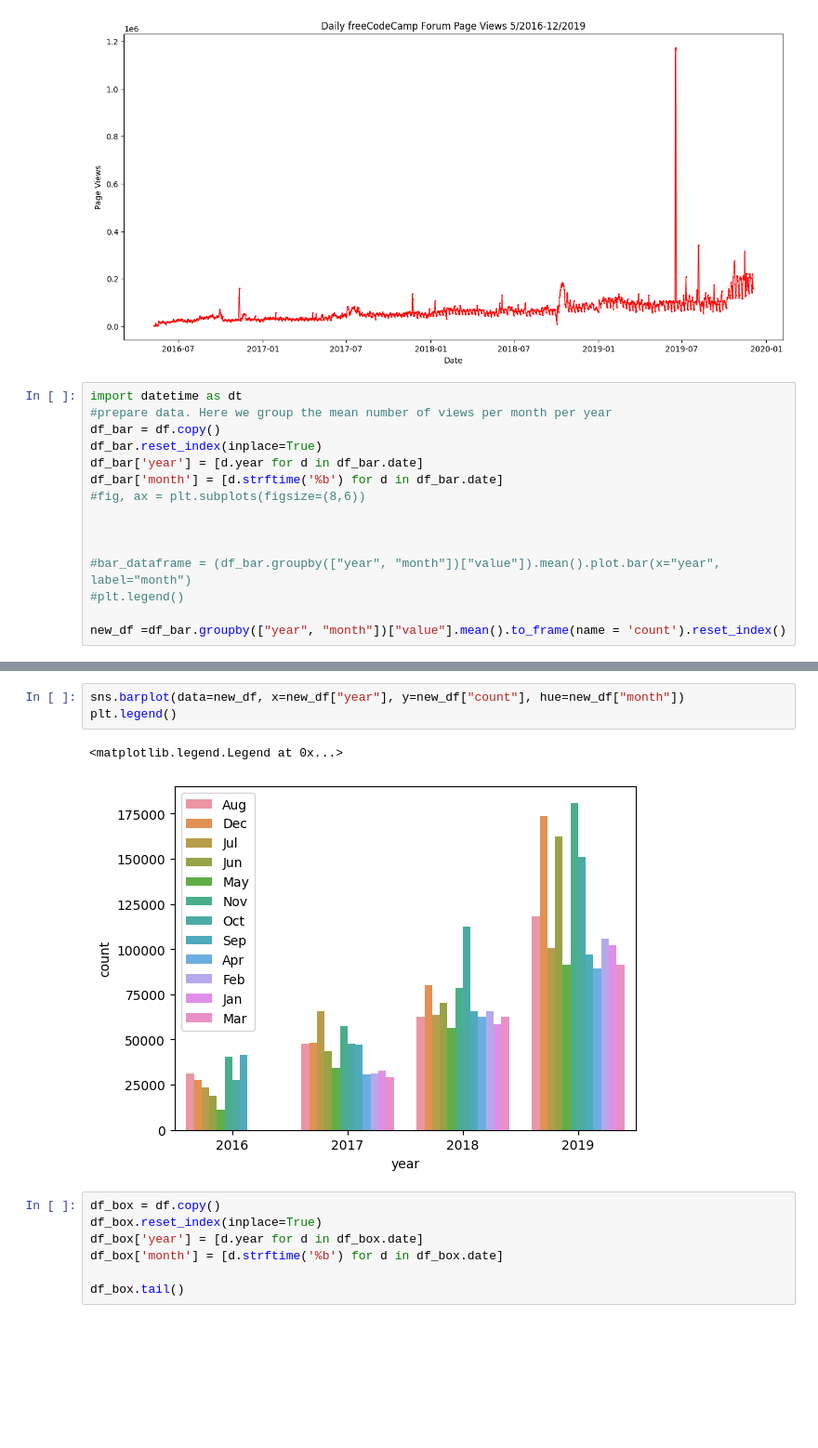
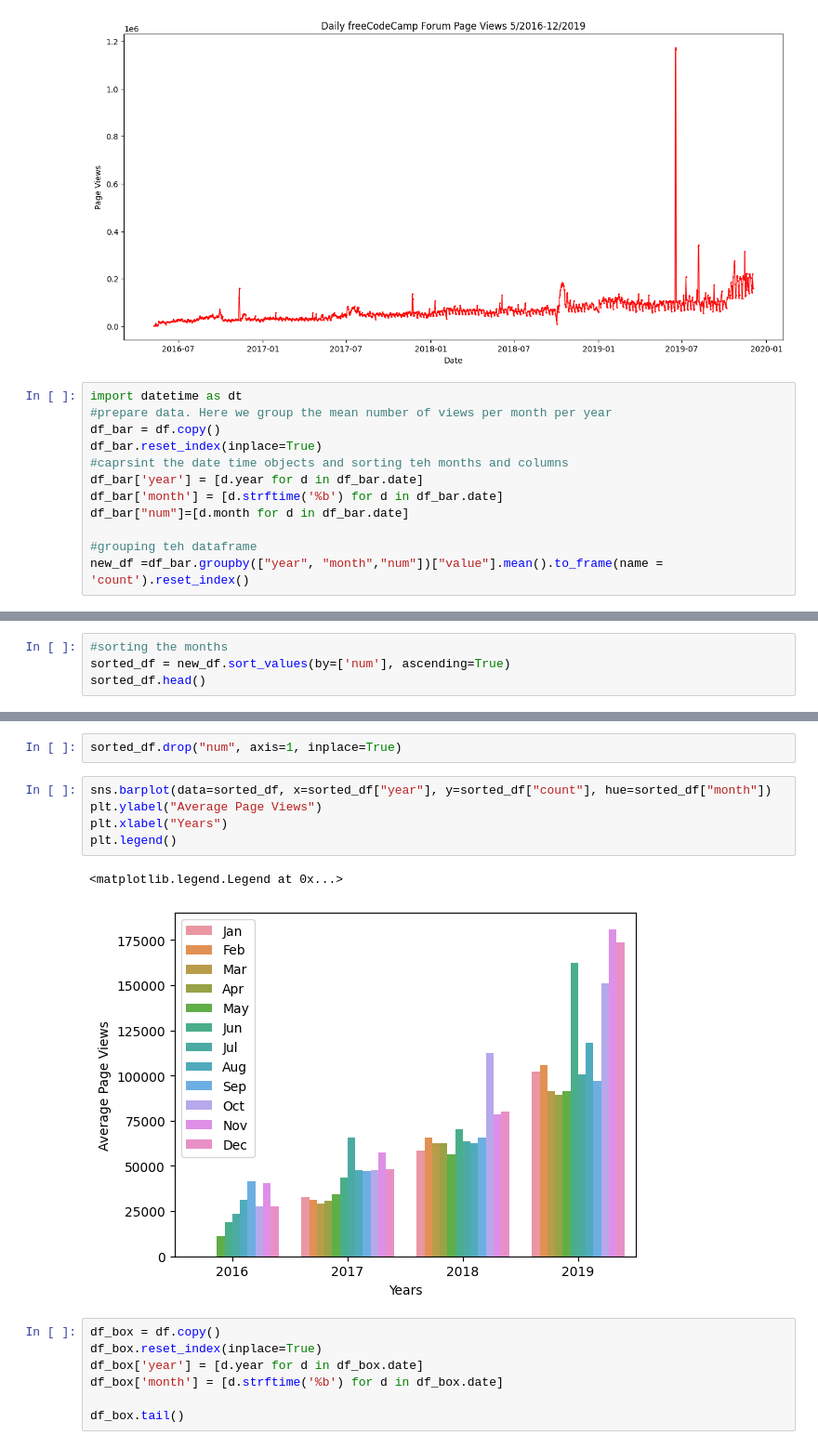
Before and after one commit to Beatrix-droid/Free-code-Camp-Data-Analysis-with-Python, a Jupyter notebook: time_jupiter.ipynb, the cells around one changed output, grey strips where cells are left out. Shown: that part at 93% size. Cells and saved outputs as stored; diff of their text form; blank space fills up the shorter version.

Commit message:
added xlabels ylabels and titles of groupby borplot

```diff
--- a/time_jupiter.ipynb
+++ b/time_jupiter.ipynb
@@ -29,13 +38,10 @@ import datetime as dt
 #prepare data. Here we group the mean number of views per month per year
 df_bar = df.copy()
 df_bar.reset_index(inplace=True)
+#caprsint the date time objects and sorting teh months and columns
 df_bar['year'] = [d.year for d in df_bar.date]
 df_bar['month'] = [d.strftime('%b') for d in df_bar.date]
-#fig, ax = plt.subplots(figsize=(8,6))
+df_bar["num"]=[d.month for d in df_bar.date]
 
-
-
-#bar_dataframe = (df_bar.groupby(["year", "month"])["value"]).mean().plot.bar(x="year", label="month")
-#plt.legend()
-
-new_df =df_bar.groupby(["year", "month"])["value"].mean().to_frame(name = 'count').reset_index()
+#grouping teh dataframe
+new_df =df_bar.groupby(["year", "month","num"])["value"].mean().to_frame(name = 'count').reset_index()
@@ -44,0 +48,4 @@ months = list(new_df["month"].unique())
+# %%
+#sorting the months
+sorted_df = new_df.sort_values(by=['num'], ascending=True)
+sorted_df.head()
@@ -45,9 +59,13 @@ months = list(new_df["month"].unique())
+# %%
+sorted_df.drop("num", axis=1, inplace=True)
 # %%
-sns.barplot(data=new_df, x=new_df["year"], y=new_df["count"], hue=new_df["month"])
+sns.barplot(data=sorted_df, x=sorted_df["year"], y=sorted_df["count"], hue=sorted_df["month"])
+plt.ylabel("Average Page Views")
+plt.xlabel("Years")
 plt.legend()
 # %% [output]
 <matplotlib.legend.Legend at 0x...>
-[figure, old version]
+[figure, new version]
 # %%
 df_box = df.copy()
 df_box.reset_index(inplace=True)
```
Also changed, not shown: parts of 3 cells of this notebook.
